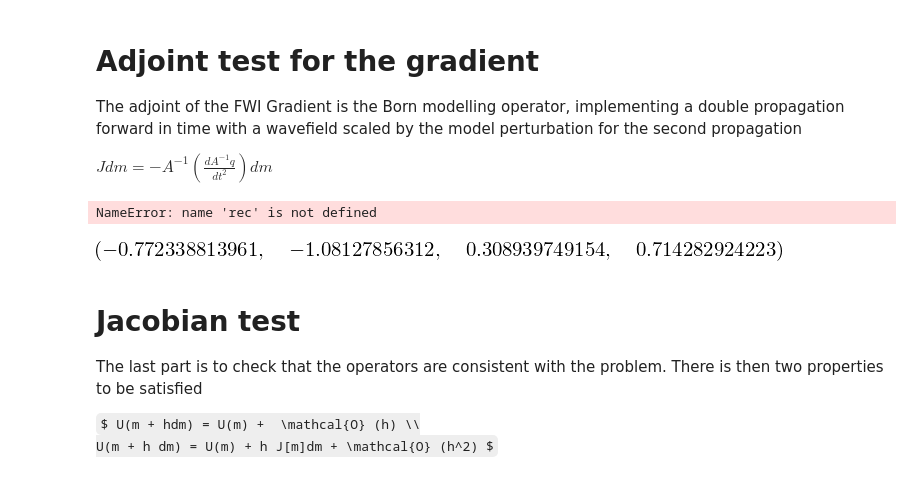
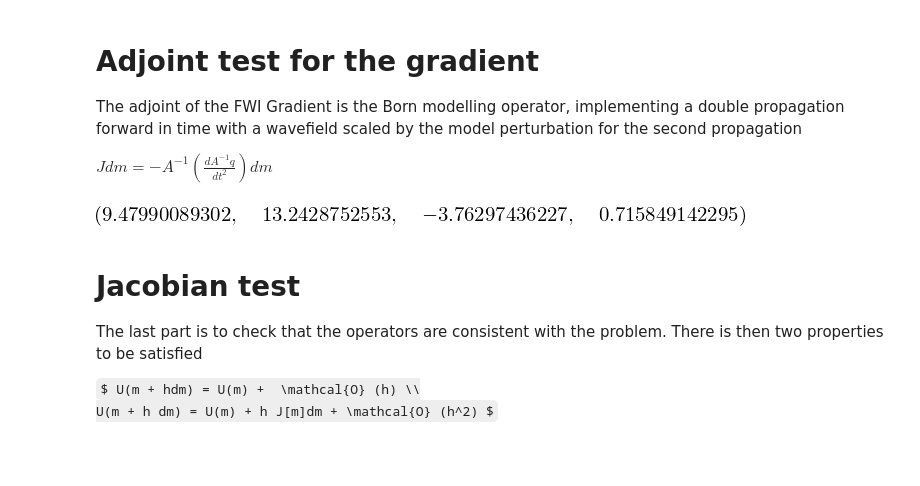
Before and after one commit to devitocodes/notebooks, a Jupyter notebook: AcousticFWI/Acoustic-wave-equation.ipynb, the cells around one changed output. Drawn from its saved outputs; the diff is of its cells as text; code cells hidden in the pictures; some formulas as TeX source.

```diff
--- a/AcousticFWI/Acoustic-wave-equation.ipynb
+++ b/AcousticFWI/Acoustic-wave-equation.ipynb
@@ -106,7 +106,7 @@ stencilA
 import matplotlib.pyplot as plt
 from matplotlib import animation
 
-hstep=20 #space increment d  = minv/(10*f0);
+hstep=25 #space increment d  = minv/(10*f0);
 tstep=2 #time increment dt < .5 * hstep /maxv;
 tmin=0.0 #initial time
 tmax=600 #simulate until
@@ -114,8 +114,8 @@ xmin=-500.0 - 10*hstep #left bound
 xmax=500.0 + 10*hstep #right bound...assume packet never reaches boundary
 ymin=-500.0 - 10*hstep #left bound
 ymax=500.0 + 10*hstep #right bound...assume packet never reaches boundary
-f0=.015
-t0=1/.015
+f0=.010
+t0=1/.010
 nbpml=10
 nx = int((xmax-xmin)/hstep) + 1 #number of points on x grid
 ny = int((ymax-ymin)/hstep) + 1 #number of points on x grid
@@ -133,7 +133,7 @@ def source(x,y,t):
         return 0.0
 
 def dampx(x):
-    dampcoeff=1.5*np.log(1.0/0.0001)/(5.0*hstep);
+    dampcoeff=1.5*np.log(1.0/0.001)/(5.0*hstep);
     if x<nbpml:
         return dampcoeff*((nbpml-x)/nbpml)**2
     elif x>nx-nbpml-1:
@@ -141,7 +141,7 @@ def dampx(x):
     else:
         return 0.0
 def dampy(y):
-    dampcoeff=1.5*np.log(1.0/0.0001)/(5.0*hstep);
+    dampcoeff=1.5*np.log(1.0/0.001)/(5.0*hstep);
     if y<nbpml:
         return dampcoeff*((nbpml-y)/nbpml)**2
     elif y>ny-nbpml-1:
@@ -165,7 +165,7 @@ mt=vel**-2
 v0=smooth10(vel,nx,ny)
 m0=v0**-2
 
-dm=mt-m0
+dm=m0-mt
 # %% [markdown]
 # Create functions for the PDE
 
@@ -228,10 +228,10 @@ def Gradient(nt,nx,ny,m,rec,u):
                     grad[a,b]=grad[a,b]-(v3[a,b]-2*v2[a,b]+v1[a,b])*(u[ti+1,a,b])
         v1,v2,v3=v2,v3,v1
     # No update inside the pml, only in the physical domain
-    grad[1:nbpml,:]=0
-    grad[nx-nbpml:nx-1,:]=0
-    grad[:,1:nbpml]=0
-    grad[:,ny-nbpml:ny-1]=0
+    grad[0:nbpml-1,:]=0
+    grad[nx-nbpml-1:nx-1,:]=0
+    grad[:,0:nbpml-1]=0
+    grad[:,ny-nbpml-1:ny-1]=0
     return tstep**-2*grad
 
 def Born(nt,nx,ny,m,dm):
@@ -241,28 +241,21 @@ def Born(nt,nx,ny,m,dm):
     U2=np.zeros((nx,ny))
     u3=np.zeros((nx,ny))
     U3=np.zeros((nx,ny))
-    u=np.zeros((nt,nx,ny))
     rec=np.zeros((nt,ny-2))
+    src2=0
     for ti in range(0,nt):
         for a in range(1,nx-1):
             for b in range(1,ny-1):
                 damp=dampx(a)+dampy(b)
                 src = source(xmin+a*hstep,ymin+b*hstep,tstep*ti)
-                if ti==0:
-                    u[ti,a,b]=ts(0,0,0,0,0,0,src,m[a,b],tstep,hstep,damp)
-                    src2 = -tstep**-2*(u[ti,a,b])*dm[a,b]
-                elif ti==1:
-                    u[ti,a,b]=ts(0,u[ti-1,a-1,b],u[ti-1,a,b],u[ti-1,a+1,b],u[ti-1,a,b-1],u[ti-1,a,b+1],src,m[a,b],tstep,hstep,damp)
-                    src2 = -tstep**-2*(-2*u[ti-1,a,b]+u[ti,a,b])*dm[a,b]
-                else:
-                    u[ti,a,b]=ts(u[ti-2,a,b],u[ti-1,a-1,b],u[ti-1,a,b],u[ti-1,a+1,b],u[ti-1,a,b-1],u[ti-1,a,b+1],src,m[a,b],tstep,hstep,damp)
-                    src2 = -tstep**-2*(u[ti-2,a,b]-2*u[ti-1,a,b]+u[ti,a,b])*dm[a,b]
+                u3[a,b]=ts(u1[a,b],u2[a-1,b],u2[a,b],u2[a+1,b],u2[a,b-1],u2[a,b+1],src,m[a,b],tstep,hstep,damp)
+                src2 = -tstep**-2*(u3[a,b]-2*u2[a,b]+u1[a,b])*dm[a,b]
                 U3[a,b]=ts(U1[a,b],U2[a-1,b],U2[a,b],U2[a+1,b],U2[a,b-1],U2[a,b+1],src2,m[a,b],tstep,hstep,damp)
                 if a==xrec :
                     rec[ti,b-1]=U3[a,b]
         u1,u2,u3=u2,u3,u1
         U1,U2,U3=U2,U3,U1
-    return rec,u
+    return rec
 # %% [markdown]
 # A Forward propagation example
 # %%
@@ -374,4 +358,4 @@ The adjoint of the FWI Gradient is the Born modelling operator, implementing a d
 # %%
 Im2=Gradient(nt,nx,ny,m0,rec0,u0)
 # %%
-(du,ub)=Born(nt,nx,ny,m0,dm)
+du1=Born(nt,nx,ny,m0,dm)
@@ -388,27 +362,18 @@ plt.show()
 # %%
 
-fig2 = plt.figure()
-plt.hold("off")
-shotrec = plt.imshow(Im2,vmin=-1,vmax=1)
+shotrec = plt.imshow(Im2,vmin=-10,vmax=10)
 plt.show()
-fig2 = plt.figure()
-plt.hold("off")
-shotrec = plt.imshow(du,vmin=-0.001,vmax=0.001)   # this is how you'd plot a single line...
+
+shotrec = plt.imshow(du1,vmin=-0.01,vmax=0.01)   # this is how you'd plot a single line...
 plt.show()
-fig2 = plt.figure()
-plt.hold("off")
-shotrec = plt.imshow(rec0-rect,vmin=-.1,vmax=.1)   # this is how you'd plot a |single line...
-plt.show()
-# %% [output]
-NameError: name 'rec' is not defined
 # %%
 
-term11=np.dot((rec0).reshape(-1),du.reshape(-1))
+term11=np.dot((rec0).reshape(-1),du1.reshape(-1))
 term21=np.dot(Im2.reshape(-1),dm.reshape(-1))
 
 term11,term21,term11-term21,term11/term21
 # %% [output]
-[figure, old version]
+[figure, new version]
 # %% [markdown]
 # Jacobian test
 The last part is to check that the operators are consistent with the problem. There is then two properties to be satisfied
```
Also changed, not shown: parts of 14 cells of this notebook.
